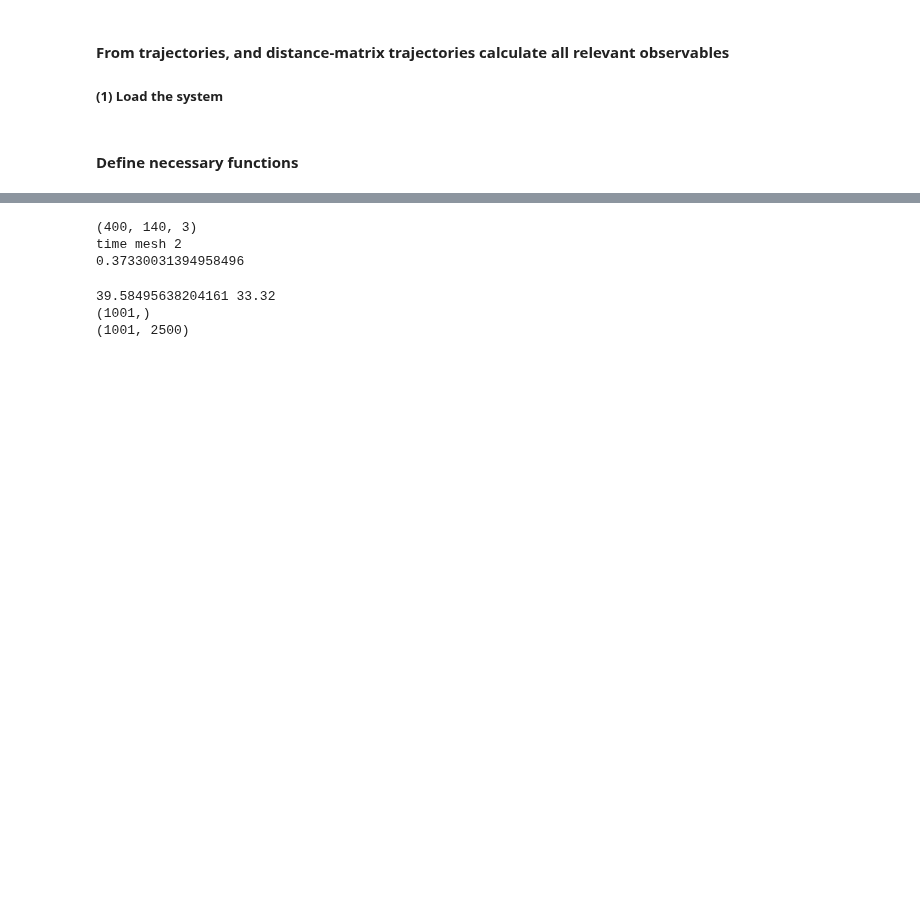
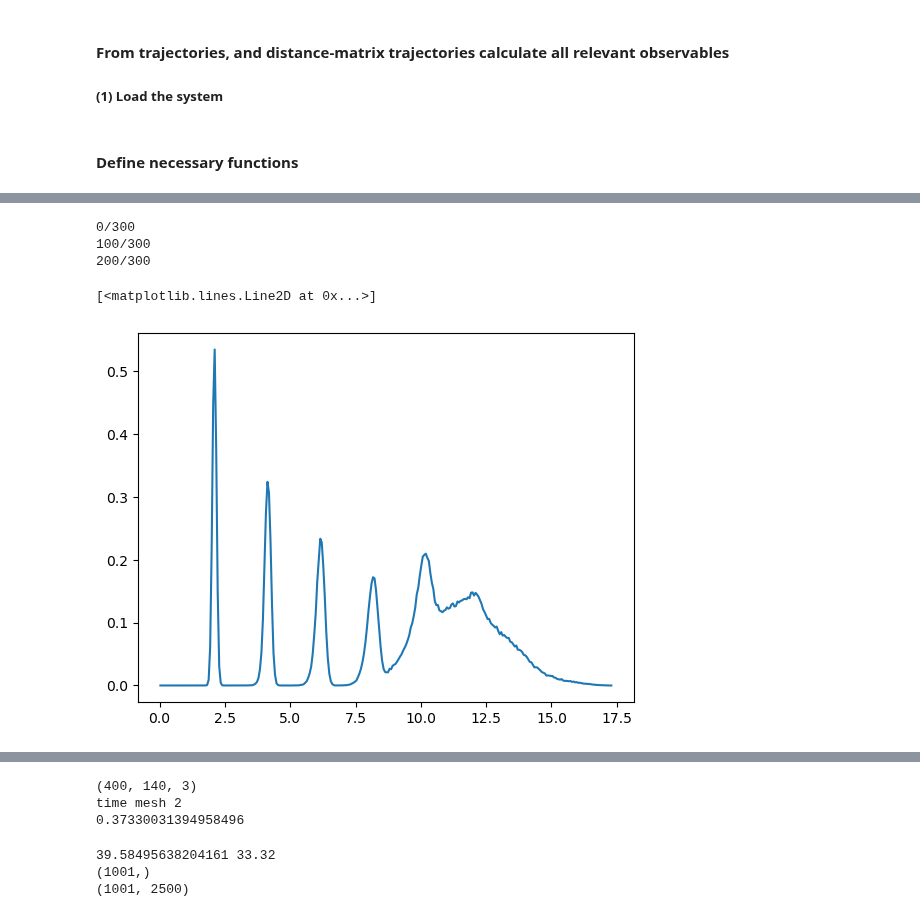
Before and after one commit to jan-kro/mucus_old_2, a Jupyter notebook: test_skripts/trajectory_analysis.ipynb, the cells around one changed output, grey strips where cells are left out. Drawn from its saved outputs; the diff is of its cells as text; code cells hidden in the pictures; blank space fills up the shorter version.

```diff
--- a/test_skripts/trajectory_analysis.ipynb
+++ b/test_skripts/trajectory_analysis.ipynb
@@ -201,0 +673,15 @@ def rg_ana(a, N):
+# %%
+p.set_cutoff(p.box_length/4)
+traj = p.trajectory
+lbox = p.box_length
+cutoff = p.cutoff_pbc
+
+r, gr = rdf(traj, lbox, cutoff, max_frames=300)
+plt.figure()
+plt.plot(r, gr)
+# %% [output]
+0/300
+100/300
+200/300
+[<matplotlib.lines.Line2D at 0x...>]
+[figure, added]
```
Also changed, not shown: parts of 17 cells of this notebook, 3 other files.
